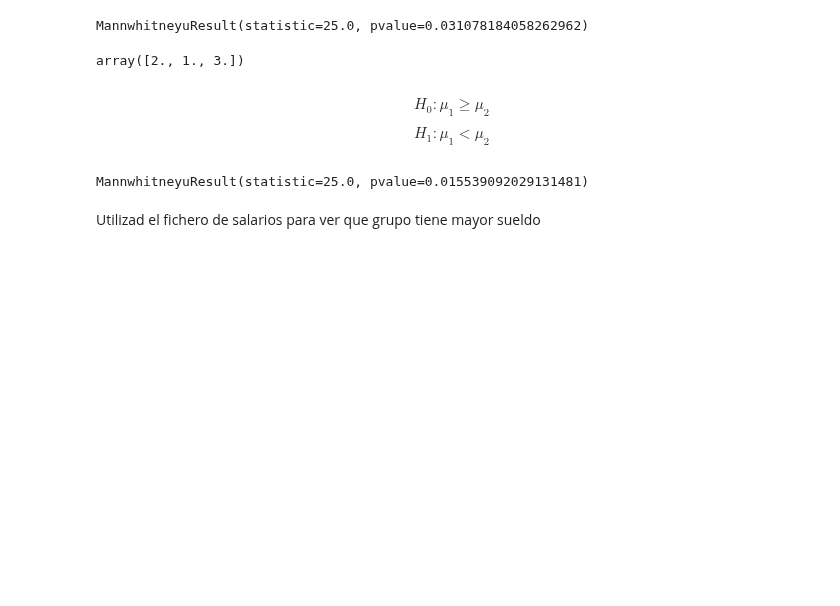
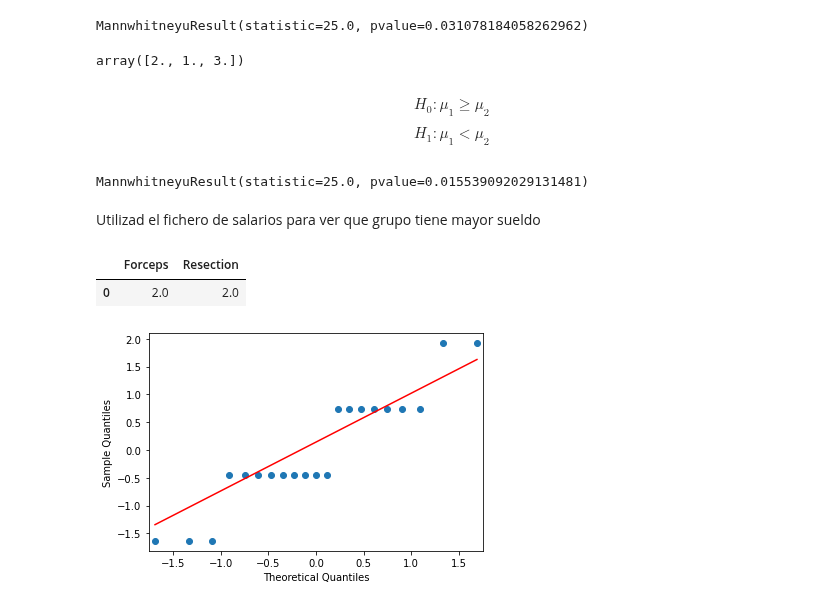
Before and after one commit to jsanz81/Bootcamp_Abril2023, a Jupyter notebook: 04_Estadística/06_TestHipotesis/07_KS_and_AD/03_clase_no_parametricos.ipynb, the cells around one changed output. Drawn from its saved outputs; the diff is of its cells as text; code cells hidden in the pictures; blank space fills up the shorter version.

```diff
--- a/04_Estadística/06_TestHipotesis/07_KS_and_AD/03_clase_no_parametricos.ipynb
+++ b/04_Estadística/06_TestHipotesis/07_KS_and_AD/03_clase_no_parametricos.ipynb
@@ -171,0 +176,9 @@ Utilizad el fichero de salarios para ver que grupo tiene mayor sueldo
+# %%
+df.head(1)
+# %% [output]
+|  | Forceps | Resection |
+| 0 | 2.0 | 2.0 |
+# %%
+sm.qqplot(df["Resection"],fit=True,line='q');
+# %% [output]
+[figure, added]
```
Also changed, not shown: parts of 12 cells of this notebook.
